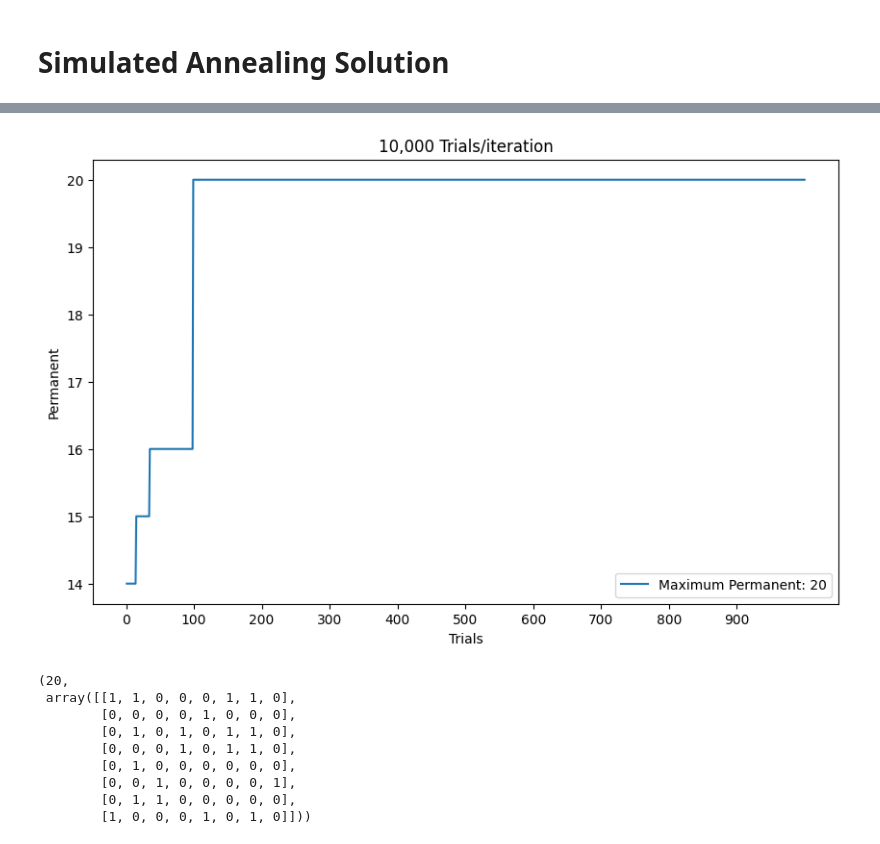
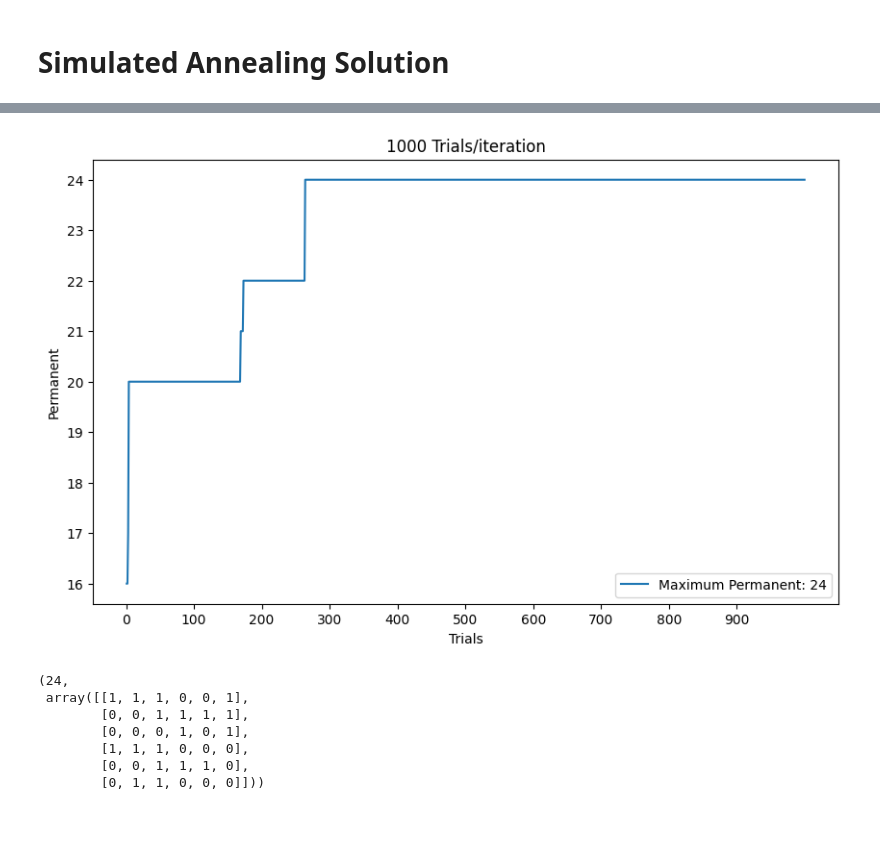
Before and after one commit to michaeledge27/mathModeling, a Jupyter notebook: projects/permanentProblem.ipynb, the cells around one changed output, grey strips where cells are left out. Saved outputs shown, nothing was run; the diff lists cells and outputs as text; code cells hidden in the pictures.

```diff
--- a/projects/permanentProblem.ipynb
+++ b/projects/permanentProblem.ipynb
@@ -335,0 +343,3 @@ def swap_indices(matrix):
+# %%
+matrix = generate_matrix(6, 18)
+matrix
@@ -336,17 +362,18 @@ def swap_indices(matrix):
 # %%
 def make_swap(matrix):
-    choice = np.random.choice(['both', 'indices', 'new_matrix'], p=[0.4, 0.4, 0.2])
+    if calculate_energy(matrix) > 20:
+        choice = np.random.choice(['both', 'indices'], p=[0.5, 0.5])
+    else:
+        choice = np.random.choice(['both', 'indices', 'new_matrix'], p=[0.4, 0.4, 0.2])
     if choice == 'both':
         return swap_rows_and_columns(matrix)
     elif choice == 'indices':
         return swap_indices(matrix)
     elif choice == 'new_matrix':
-        return generate_matrix(8, 20)
+        return generate_matrix(6, 18)
 # %%
-def acceptance_probability(current_energy, new_energy, temperature, threshold=8):
+def acceptance_probability(current_energy, new_energy, temperature):
     if new_energy > current_energy:
         return 1.0
-    elif current_energy >= threshold:
-        return 0.0
     else:
         return np.exp((new_energy - current_energy) / temperature)
@@ -405,7 +420,7 @@ def simulate_the_annealing(n, m):
     permanent_values = []
     # keep track of probabilities
     probabilities = []
-    while temperature > 0.000001:
+    while temperature > 0.0001:
         # return a matrix
         matrix, prob = simmulate_annealing(temperature, matrix)
         # cdalculate permanent of said matrix
@@ -445,15 +458,13 @@ def simmulation(n, m, trials):
     max_perm_index = permanent_values.index(max(permanent_values))
     return max(permanent_values), matrices[max_perm_index]
 # %%
-simmulation(8, 20, 1000)
+simmulation(6, 18, 1000)
 # %% [output]
-[figure, old version]
+[figure, new version]
-(20,
- array([[1, 1, 0, 0, 0, 1, 1, 0],
-        [0, 0, 0, 0, 1, 0, 0, 0],
-        [0, 1, 0, 1, 0, 1, 1, 0],
-        [0, 0, 0, 1, 0, 1, 1, 0],
-        [0, 1, 0, 0, 0, 0, 0, 0],
-        [0, 0, 1, 0, 0, 0, 0, 1],
-        [0, 1, 1, 0, 0, 0, 0, 0],
-        [1, 0, 0, 0, 1, 0, 1, 0]]))
+(24,
+ array([[1, 1, 1, 0, 0, 1],
+        [0, 0, 1, 1, 1, 1],
+        [0, 0, 0, 1, 0, 1],
+        [1, 1, 1, 0, 0, 0],
+        [0, 0, 1, 1, 1, 0],
+        [0, 1, 1, 0, 0, 0]]))
```
Also changed, not shown: parts of 16 cells of this notebook.
